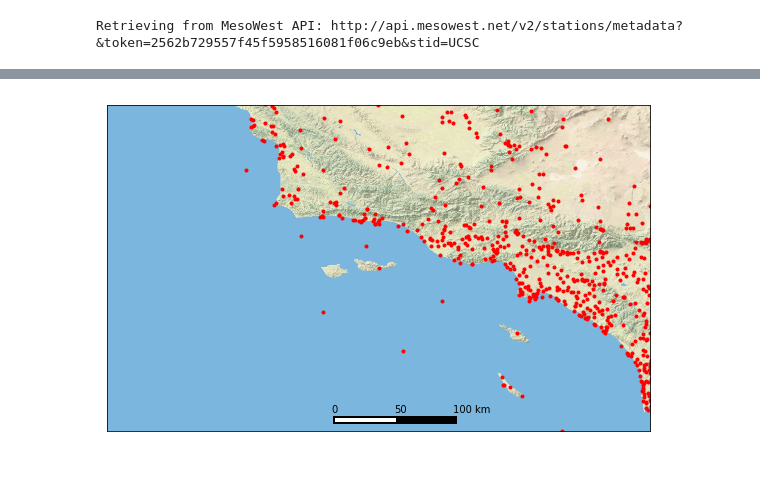
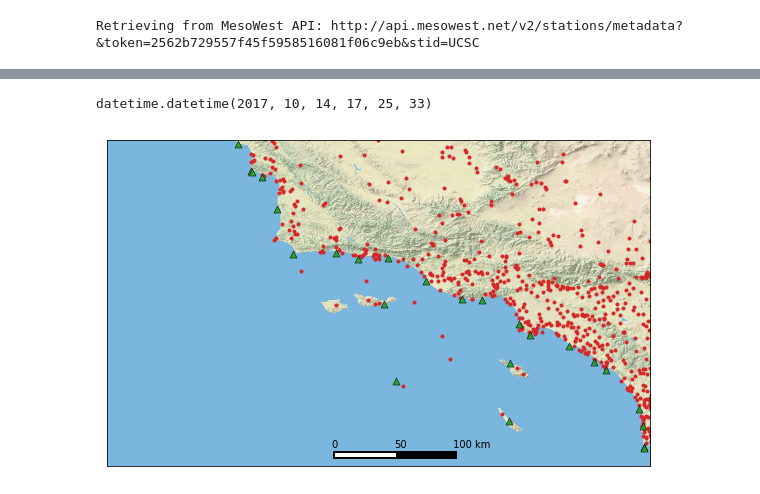
Before and after one commit to blaylockbk/pyBKB_v3, a Jupyter notebook: NRL_application/study_region.ipynb, the cells around one changed output, grey strips where cells are left out. Drawn from its saved outputs; the diff is of its cells as text; code cells hidden in the pictures.

```diff
--- a/NRL_application/study_region.ipynb
+++ b/NRL_application/study_region.ipynb
@@ -30,21 +69,31 @@ plt.savefig('CA', transparent=True)
 # %%
-b = get_mesowest_radius(datetime(2017, 10, 14, 13), STID, radius=200, verbose=False, variables='wind_speed,wind_direction')
+DATE = datetime(2017, 10, 14, 17, 25, 33) #Scatterometer overpass date
+#DATE = datetime(2017, 10, 14, 13)         #Other date
+
+b = get_mesowest_radius(DATE, STID, radius=200, verbose=False, variables='wind_speed,wind_direction')
+# %%
+DATE
+# %% [output]
+datetime.datetime(2017, 10, 14, 17, 25, 33)
 # %%
 plt.figure(figsize=[10,6])
-m.scatter(b['LON'], b['LAT'], marker='.', color='r')
-#m.drawcoastlines()
-m.arcgisimage(service='World_Physical_Map', dpi=1500, xpixels=50000)
+m.scatter(b['LON'], b['LAT'], marker='.', color='tab:red')
+
+for name, [rlat, rlon] in HF_radar.items():
+    m.scatter(rlon, rlat, marker='^', s=50, edgecolor='k', linewidth=.5, color='tab:green')
+
+m.arcgisimage(service='World_Physical_Map', dpi=1500, xpixels=10000)
 
 # Hack a distance scale: (computed from https://www.nhc.noaa.gov/gccalc.shtml)
 m.plot([-120.07, -119.], [32.6, 32.6], color='k', linewidth=8)
 m.plot([-120.07, -119.54], [32.6, 32.6], color='w', linewidth=4)
 plt.text(-120.12, 32.67, '0')
 plt.text(-119.54, 32.67, '50')
 plt.text(-119., 32.67, '100 km')
 
-plt.savefig('Southern_California', bbox_inches='tight')
+plt.savefig('Southern_California', bbox_inches='tight', dpi=300)
 # %% [output]
-[figure, old version]
+[figure, new version]
 # %%
 bu, bv = wind_spddir_to_uv(b['wind_speed'], b['wind_direction'])
 # %%
```
Also changed, not shown: parts of 20 cells of this notebook, 7 other files.
